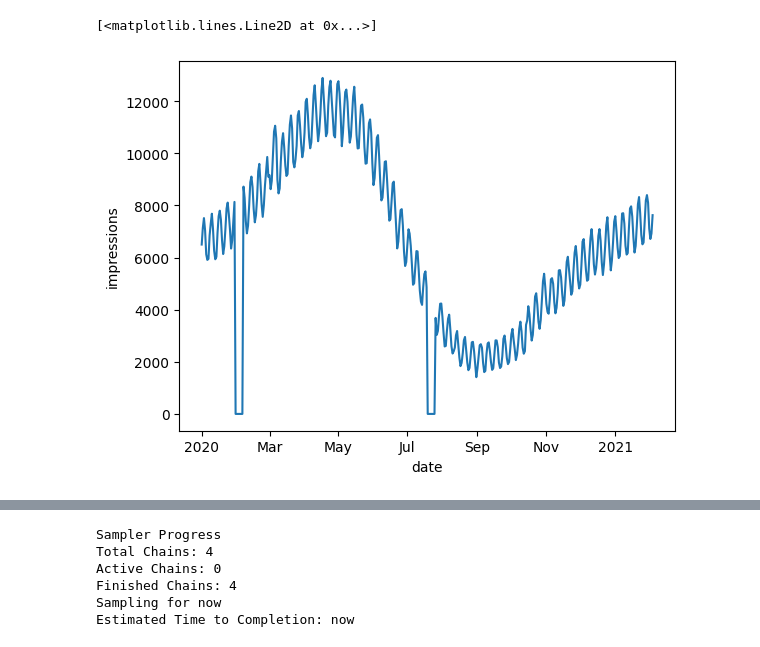
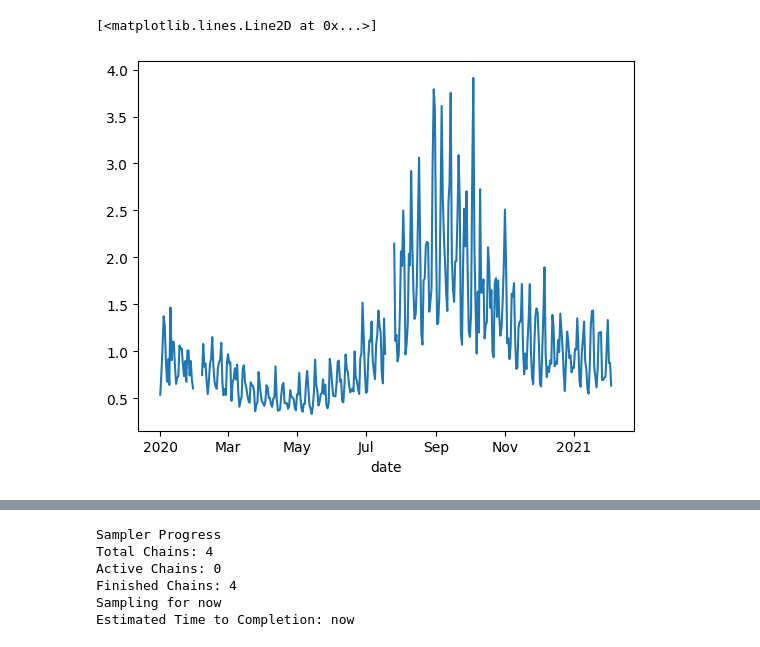
Before and after one commit to redam94/search-click-prediction, a Jupyter notebook: notebooks/test_model.ipynb, the cells around one changed output, grey strips where cells are left out. Drawn from its saved outputs; the diff is of its cells as text; code cells hidden in the pictures.

```diff
--- a/notebooks/test_model.ipynb
+++ b/notebooks/test_model.ipynb
@@ -38,5 +67,5 @@ data.search_volume.sum("geo").plot()
-# %%
-data.impressions.sum("geo").plot()
-# %% [output]
-[<matplotlib.lines.Line2D at 0x...>]
-[figure, removed]
+# %%
+(data.budget.sum("geo")/data.observed_clicks.sum("geo")).plot.line(x="date")
+# %% [output]
+[<matplotlib.lines.Line2D at 0x...>]
+[figure, added]
```
Also changed, not shown: parts of 28 cells of this notebook, 3 other files.
